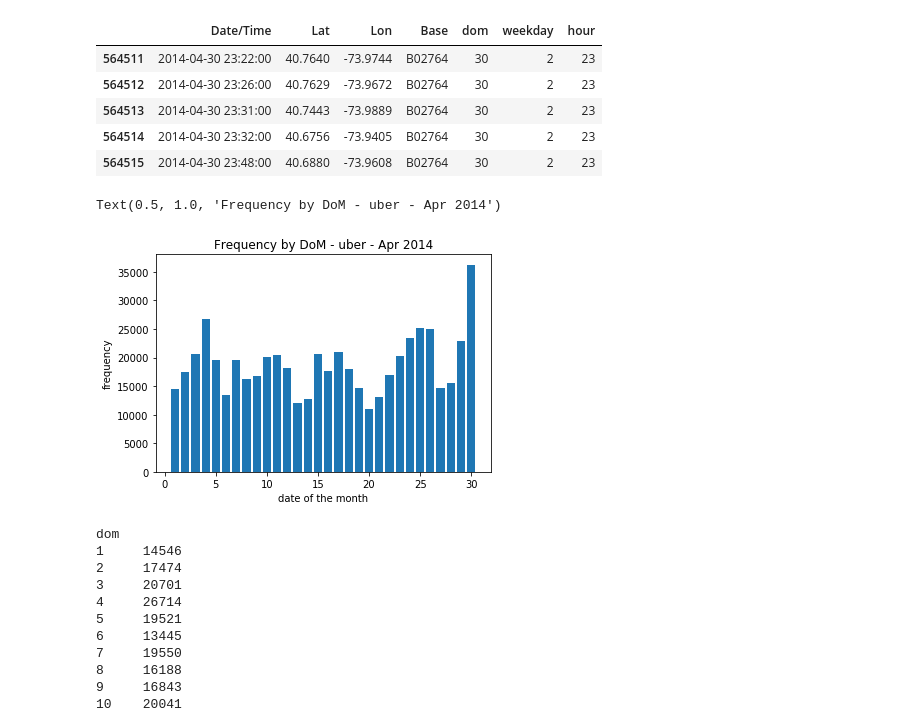
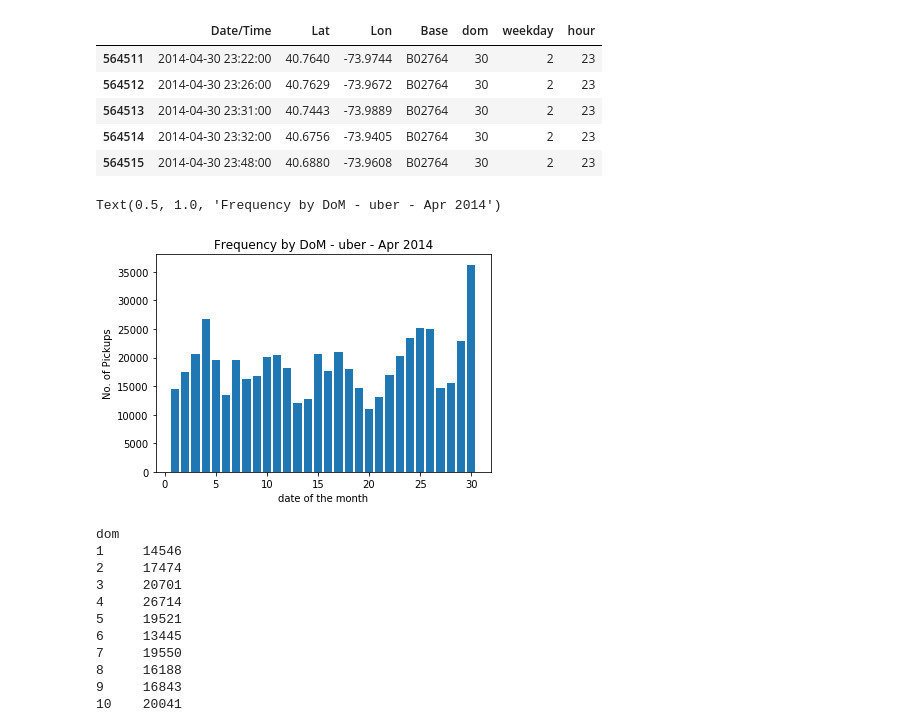
Before and after one commit to CrimsonSaber/Uber-DataAnalysis, a Jupyter notebook: Uber Analysis.ipynb, the cells around one changed output. Cells and saved outputs as stored; diff of their text form; code cells hidden in the pictures.

```diff
--- a/Uber Analysis.ipynb
+++ b/Uber Analysis.ipynb
@@ -55,11 +55,11 @@ data.tail()
 # %%
 hist(data.dom, bins=30, rwidth=.8, range=(0.5, 30.5))
 xlabel('date of the month')
-ylabel('frequency')
+ylabel('No. of Pickups')
 title('Frequency by DoM - uber - Apr 2014')
 # %% [output]
 Text(0.5, 1.0, 'Frequency by DoM - uber - Apr 2014')
-[figure, old version]
+[figure, new version]
 # %%
 def count_rows(rows):
     return len(rows)
```
Also changed, not shown: parts of 8 cells of this notebook.
